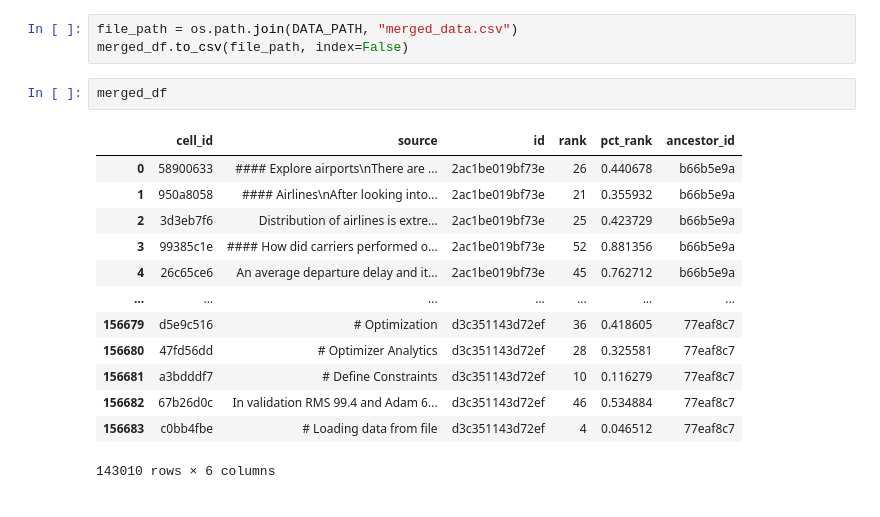
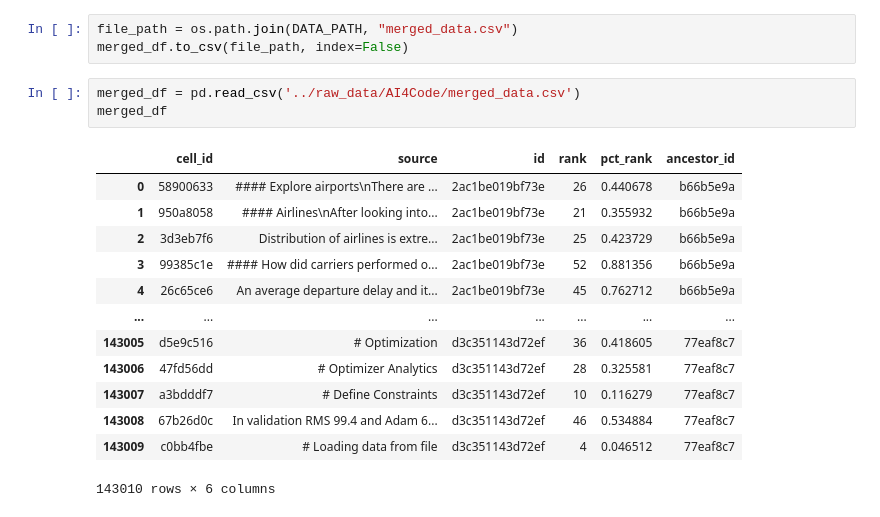
Before and after one commit to ste94000/google_ai4_code, a Jupyter notebook: notebooks/training.ipynb, the cells around one changed output. Drawn from its saved outputs; the diff is of its cells as text.

```diff
--- a/notebooks/training.ipynb
+++ b/notebooks/training.ipynb
@@ -228,22 +226,23 @@ KeyError: "['language', 'score'] not found in axis"
 # %%
 file_path = os.path.join(DATA_PATH, "merged_data.csv")
 merged_df.to_csv(file_path, index=False)
-# %%
-merged_df
-# %% [output]
-|  | cell_id | source | id | rank | pct_rank | ancestor_id |
-| 0 | 58900633 | #### Explore airports\nThere are ... | 2ac1be019bf73e | 26 | 0.440678 | b66b5e9a |
-| 1 | 950a8058 | #### Airlines\nAfter looking into... | 2ac1be019bf73e | 21 | 0.355932 | b66b5e9a |
-| 2 | 3d3eb7f6 | Distribution of airlines is extre... | 2ac1be019bf73e | 25 | 0.423729 | b66b5e9a |
-| 3 | 99385c1e | #### How did carriers performed o... | 2ac1be019bf73e | 52 | 0.881356 | b66b5e9a |
-| 4 | 26c65ce6 | An average departure delay and it... | 2ac1be019bf73e | 45 | 0.762712 | b66b5e9a |
-| ... | ... | ... | ... | ... | ... | ... |
-| 156679 | d5e9c516 | # Optimization | d3c351143d72ef | 36 | 0.418605 | 77eaf8c7 |
-| 156680 | 47fd56dd | # Optimizer Analytics | d3c351143d72ef | 28 | 0.325581 | 77eaf8c7 |
-| 156681 | a3bdddf7 | # Define Constraints | d3c351143d72ef | 10 | 0.116279 | 77eaf8c7 |
-| 156682 | 67b26d0c | In validation RMS 99.4 and Adam 6... | d3c351143d72ef | 46 | 0.534884 | 77eaf8c7 |
-| 156683 | c0bb4fbe | # Loading data from file | d3c351143d72ef | 4 | 0.046512 | 77eaf8c7 |
-143010 rows × 6 columns
+# %%
+merged_df = pd.read_csv('../raw_data/AI4Code/merged_data.csv')
+merged_df
+# %% [output]
+|  | cell_id | source | id | rank | pct_rank | ancestor_id |
+| 0 | 58900633 | #### Explore airports\nThere are ... | 2ac1be019bf73e | 26 | 0.440678 | b66b5e9a |
+| 1 | 950a8058 | #### Airlines\nAfter looking into... | 2ac1be019bf73e | 21 | 0.355932 | b66b5e9a |
+| 2 | 3d3eb7f6 | Distribution of airlines is extre... | 2ac1be019bf73e | 25 | 0.423729 | b66b5e9a |
+| 3 | 99385c1e | #### How did carriers performed o... | 2ac1be019bf73e | 52 | 0.881356 | b66b5e9a |
+| 4 | 26c65ce6 | An average departure delay and it... | 2ac1be019bf73e | 45 | 0.762712 | b66b5e9a |
+| ... | ... | ... | ... | ... | ... | ... |
+| 143005 | d5e9c516 | # Optimization | d3c351143d72ef | 36 | 0.418605 | 77eaf8c7 |
+| 143006 | 47fd56dd | # Optimizer Analytics | d3c351143d72ef | 28 | 0.325581 | 77eaf8c7 |
+| 143007 | a3bdddf7 | # Define Constraints | d3c351143d72ef | 10 | 0.116279 | 77eaf8c7 |
+| 143008 | 67b26d0c | In validation RMS 99.4 and Adam 6... | d3c351143d72ef | 46 | 0.534884 | 77eaf8c7 |
+| 143009 | c0bb4fbe | # Loading data from file | d3c351143d72ef | 4 | 0.046512 | 77eaf8c7 |
+143010 rows × 6 columns
 # %%
 from transformers import TFAutoModel, AutoTokenizer
 
```
Also changed, not shown: parts of 8 cells of this notebook, 1 other file.
